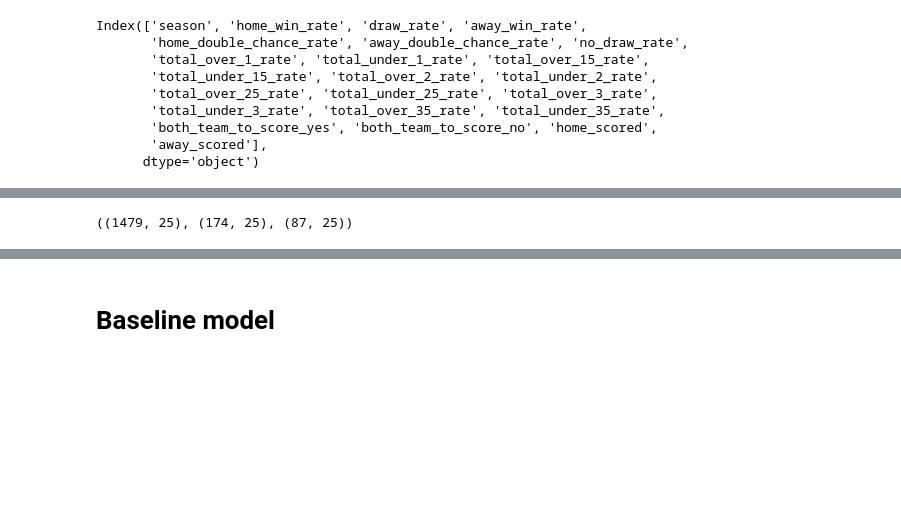
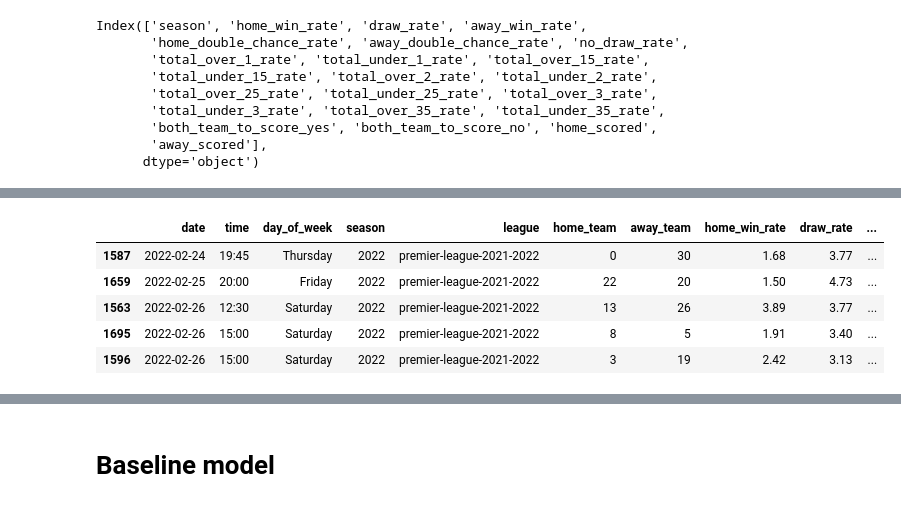
Before and after one commit to macroslav/bets-model, a Jupyter notebook: Bets pipeline.ipynb, the cells around one changed output, grey strips where cells are left out. Drawn from its saved outputs; the diff is of its cells as text; code cells hidden in the pictures; blank space fills up the shorter version.

```diff
--- a/Bets pipeline.ipynb
+++ b/Bets pipeline.ipynb
@@ -12,15 +11,3 @@ import seaborn as sns
 # %%
 train_data = pd.read_csv('data/england.csv')
 test_data = pd.read_csv('data/future.csv')
-# %%
-def base_data_preprocess(data):
-
-    preprocessed_data = data.copy()
-
-    preprocessed_data = preprocessed_data.rename(columns={'away_tem':'away_team'})
-    preprocessed_data = preprocessed_data.fillna(1.01)
-    preprocessed_data.date = pd.to_datetime(preprocessed_data.date, format='%d.%m.%Y')
-    preprocessed_data = preprocessed_data.sort_values(by='date')
-    preprocessed_data = preprocessed_data.drop(columns=['link', 'league', 'country', 'league_level'])
-
-    return preprocessed_data
@@ -196,4 +67,0 @@ train, val, test = transformer.run_logic()
-# %%
-train.shape, val.shape, test.shape
-# %% [output]
-((1479, 25), (174, 25), (87, 25))
@@ -203,0 +78,9 @@ X_test, y_test = test.drop(columns=['target']), test.target
+# %%
+test.head()
+# %% [output]
+|  | date | time | day_of_week | season | league | home_team | away_team | home_win_rate | draw_rate | ... |
+| 1587 | 2022-02-24 | 19:45 | Thursday | 2022 | premier-league-2021-2022 | 0 | 30 | 1.68 | 3.77 | ... |
+| 1659 | 2022-02-25 | 20:00 | Friday | 2022 | premier-league-2021-2022 | 22 | 20 | 1.50 | 4.73 | ... |
+| 1563 | 2022-02-26 | 12:30 | Saturday | 2022 | premier-league-2021-2022 | 13 | 26 | 3.89 | 3.77 | ... |
+| 1695 | 2022-02-26 | 15:00 | Saturday | 2022 | premier-league-2021-2022 | 8 | 5 | 1.91 | 3.40 | ... |
+| 1596 | 2022-02-26 | 15:00 | Saturday | 2022 | premier-league-2021-2022 | 3 | 19 | 2.42 | 3.13 | ... |
```
Also changed, not shown: parts of 45 cells of this notebook, 1 other file.
